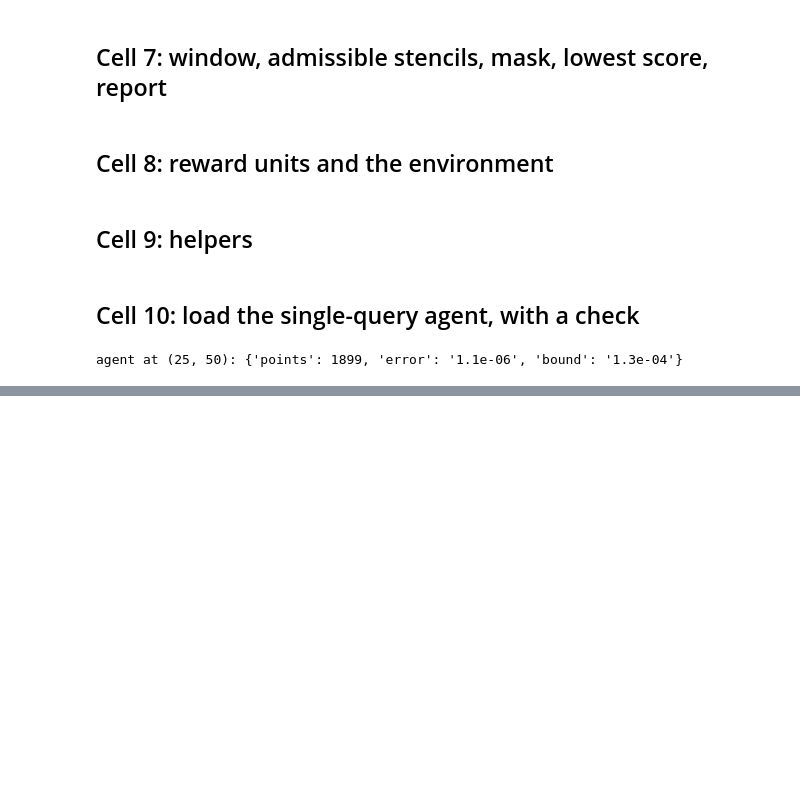
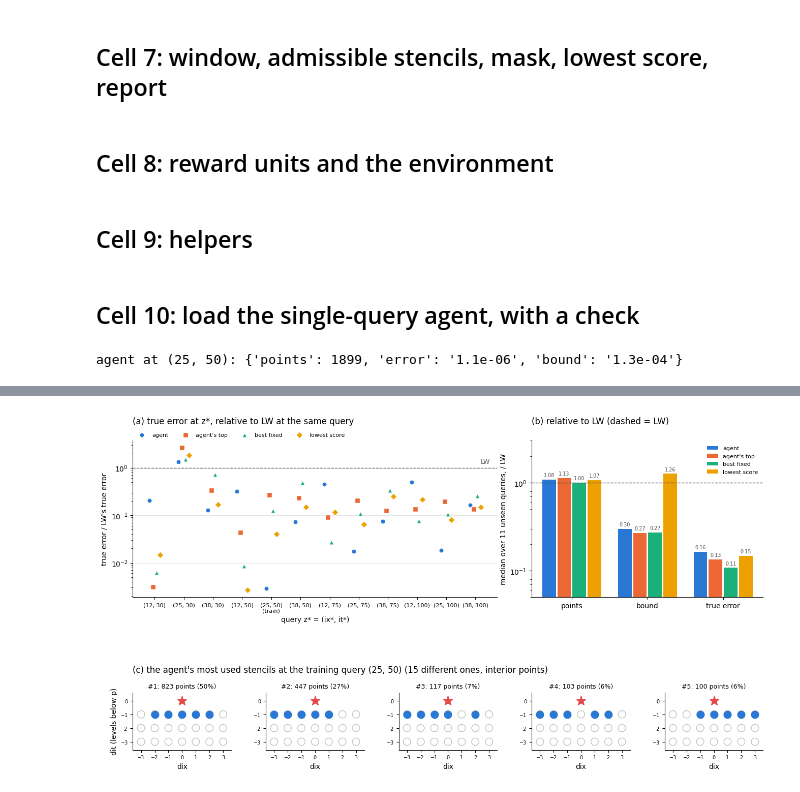
Before and after one commit to atayyar1/RL-For-PDEs, a Jupyter notebook: Taylor linear predictor/12.3.1 comparisons for single query ran in 15-10.ipynb, the cells around one changed output, grey strips where cells are left out. Cells and saved outputs as stored; diff of their text form; code cells hidden in the pictures; blank space fills up the shorter version.

```diff
--- a/Taylor linear predictor/12.3.1 comparisons for single query ran in 15-10.ipynb
+++ b/Taylor linear predictor/12.3.1 comparisons for single query ran in 15-10.ipynb
@@ -463,0 +548,64 @@ agent at (25, 50): {'points': 1899, 'error': '1.1e-06', 'bound': '1.3e-04'}
+# %%
+# ── Figure: Test 2 results (uses rows, used, QUERIES_TEST, Z_TRAIN from the Test 2 cell) ──
+#   (a) true error of each method relative to LW, query by query (below 1 = better than LW)
+#   (b) median over the unseen queries: points, bound and true error, each relative to LW
+#   (c) the stencils the agent uses most at the training query (window cells, p = red star)
+METHODS = ["agent", "agent's top", "best fixed", "lowest score"]
+COLORS  = {"agent": "#2a78d6", "agent's top": "#eb6834", "best fixed": "#1baf7a", "lowest score": "#eda100"}
+MARKERS = {"agent": "o", "agent's top": "s", "best fixed": "^", "lowest score": "D"}
+get = lambda z, n: next(x for x in rows if x["z"] == z and x["method"] == n)
+ratio = lambda z, n, k: get(z, n)[k] / get(z, "LW")[k]
+unseen = [z for z in QUERIES_TEST if z != Z_TRAIN]
+
+fig = plt.figure(figsize=(16, 8.5))
+gs = fig.add_gridspec(2, 5, height_ratios=[1.5, 1], hspace=0.55, wspace=0.35)
+
+# (a) per query
+ax = fig.add_subplot(gs[0, :3])
+xs = np.arange(len(QUERIES_TEST))
+for j, n in enumerate(METHODS):
+    ax.scatter(xs + (j - 1.5) * 0.12, [ratio(z, n, "error") for z in QUERIES_TEST], s=45, marker=MARKERS[n],
+               color=COLORS[n], edgecolor="white", linewidth=1, label=n, zorder=3)
+ax.axhline(1, color="#52514e", lw=1, ls="--", zorder=1)
+ax.text(len(QUERIES_TEST) - 0.5, 1.15, "LW", color="#52514e", ha="right", va="bottom", fontsize=9)
+ax.set_yscale("log"); ax.set_xticks(xs)
+ax.set_xticklabels([f"{z}\n(train)" if z == Z_TRAIN else str(z) for z in QUERIES_TEST], fontsize=8)
+ax.set_xlabel("query z* = (ix*, it*)"); ax.set_ylabel("true error / LW's true error")
+ax.set_title("(a) true error at z*, relative to LW at the same query", loc="left", pad=24)
+ax.grid(axis="y", which="major", color="#e5e4df", lw=0.8); ax.set_axisbelow(True)
+ax.spines[["top", "right"]].set_visible(False); ax.legend(fontsize=8, frameon=False, ncol=4, loc="lower left", bbox_to_anchor=(0, 1.0), borderaxespad=0.2)
+
+# (b) medians over the unseen queries
+ax = fig.add_subplot(gs[0, 3:])
+keys = [("points", "points"), ("bound", "bound"), ("error", "true error")]
+w = 0.2
+for j, n in enumerate(METHODS):
+    med = [np.median([ratio(z, n, k) for z in unseen]) for k, _ in keys]
+    bars = ax.bar(np.arange(3) + (j - 1.5) * w, med, width=w - 0.02, color=COLORS[n], label=n)
+    for b, v in zip(bars, med):
+        ax.text(b.get_x() + b.get_width() / 2, v * 1.05, f"{v:.2f}", ha="center", va="bottom", fontsize=7, color="#52514e")
+ax.axhline(1, color="#52514e", lw=1, ls="--")
+ax.set_xticks(np.arange(3)); ax.set_xticklabels([l for _, l in keys])
+ax.set_ylabel("median over 11 unseen queries, / LW"); ax.set_yscale("log"); ax.set_ylim(0.05, 3)
+ax.set_title("(b) relative to LW (dashed = LW)", loc="left", pad=24)
+ax.spines[["top", "right"]].set_visible(False); ax.legend(fontsize=8, frameon=False, loc="upper right")
+
+# (c) the agent's most used stencils
+total = sum(used.values())
+for i, (s, cnt) in enumerate(used.most_common(5)):
+    ax = fig.add_subplot(gs[1, i])
+    ax.scatter(*np.array(WINDOW).T, s=110, facecolors="none", edgecolors="#c3c2b7")
+    ax.scatter(*np.array([WINDOW[k] for k in s]).T, s=110, color=COLORS["agent"])
+    ax.plot(0, 0, "*", color="#e34948", ms=14)
+    ax.set_xlim(-3.6, 3.6); ax.set_ylim(-3.6, 0.6); ax.set_aspect("equal")
+    ax.set_xticks(range(-3, 4)); ax.set_yticks([0, -1, -2, -3]); ax.tick_params(labelsize=7)
+    ax.set_title(f"#{i + 1}: {cnt} points ({cnt / total:.0%})", fontsize=9)
+    ax.spines[["top", "right"]].set_visible(False)
+    if i == 0:
+        ax.set_ylabel("dit (levels below p)")
+        ax.text(0, 1.35, f"(c) the agent's most used stencils at the training query {Z_TRAIN} "
+                f"({len(used)} different ones, interior points)", transform=ax.transAxes, fontsize=12)
+    ax.set_xlabel("dix")
+plt.show()
+# %% [output]
+[figure, added]
```
Also changed, not shown: parts of 19 cells of this notebook, 4 other files.
